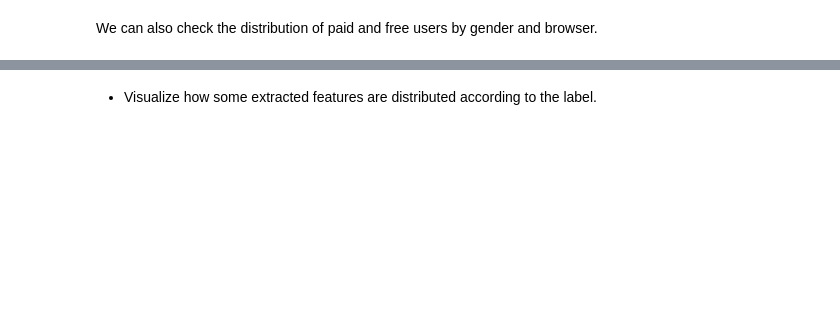
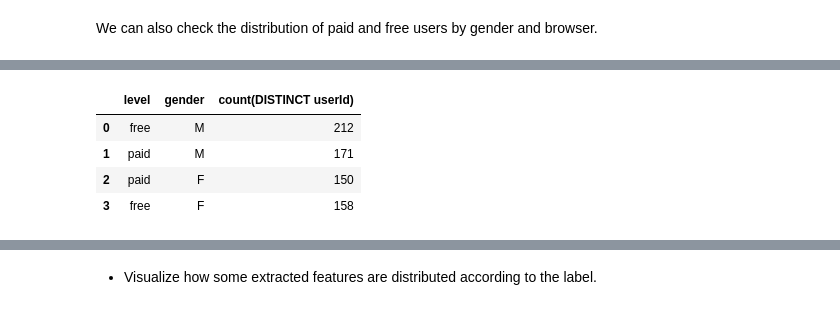
Before and after one commit to stillqe/sparkify, a Jupyter notebook: Sparkify.ipynb, the cells around one changed output, grey strips where cells are left out. Saved outputs shown, nothing was run; the diff lists cells and outputs as text; code cells hidden in the pictures; blank space fills up the shorter version.

```diff
--- a/Sparkify.ipynb
+++ b/Sparkify.ipynb
@@ -108,3 +120,11 @@ sns.barplot(x='level',y='count(userId)',hue='gender', data=df.groupBy('level','g
+# %%
+df.groupBy('level','gender').agg(countDistinct('userId')).toPandas().head()
+# %% [output]
+|  | level | gender | count(DISTINCT userId) |
+| 0 | free | M | 212 |
+| 1 | paid | M | 171 |
+| 2 | paid | F | 150 |
+| 3 | free | F | 158 |
 # %%
 def get_browser(x):
     if 'Firefox' in x:
```
Also changed, not shown: parts of 31 cells of this notebook.
